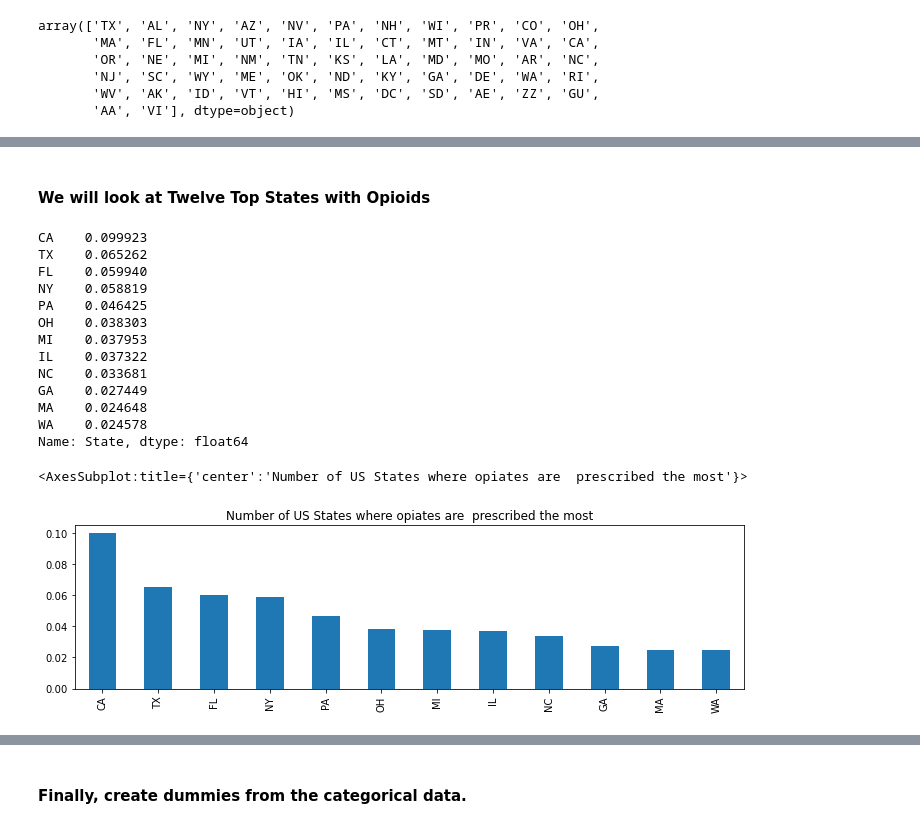
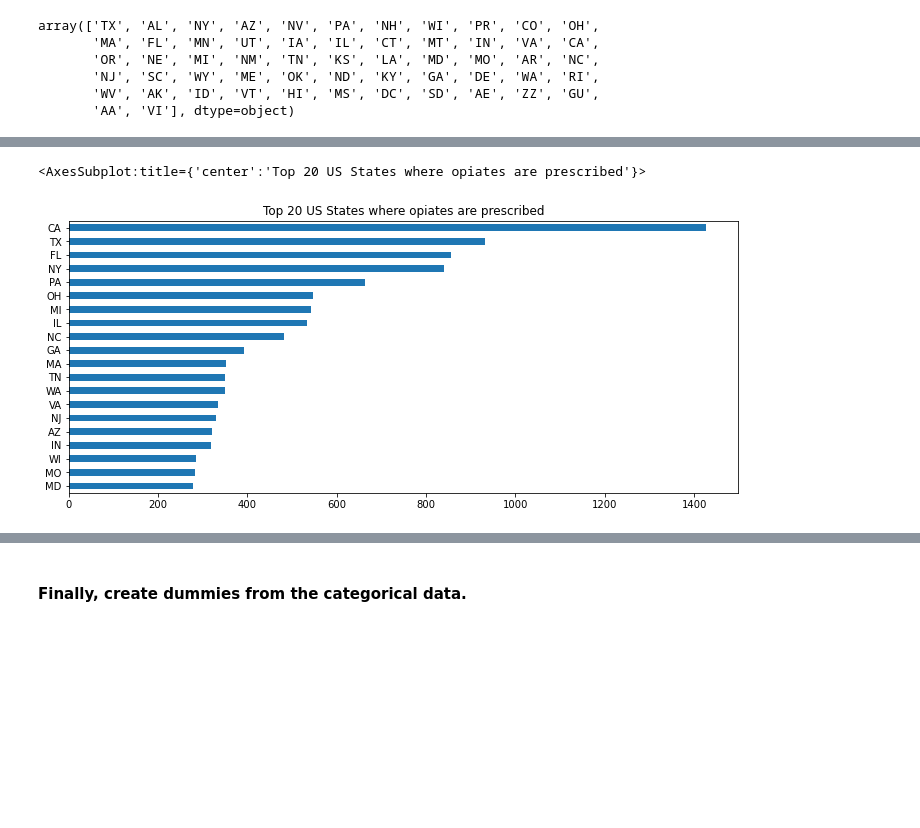
Before and after one commit to yiannimercer/Op, a Jupyter notebook: Final_Project_Prescriber_info_Amal_Almansour.ipynb, the cells around one changed output, grey strips where cells are left out. Drawn from its saved outputs; the diff is of its cells as text; code cells hidden in the pictures; blank space fills up the shorter version.

```diff
--- a/Final_Project_Prescriber_info_Amal_Almansour.ipynb
+++ b/Final_Project_Prescriber_info_Amal_Almansour.ipynb
@@ -33,5 +34,5 @@ pd.set_option('display.max_columns', 100)
 # %%
-Prescriber = pd.read_csv('data/prescriber-info.csv')
+Prescriber = pd.read_csv('prescriber-info.csv')
 Prescriber.head()
 # %% [output]
 |  | NPI | Gender | State | Credentials | Specialty | ABILIFY | ACETAMINOPHEN.CODEINE | ACYCLOVIR | ... |
@@ -160,28 +175,7 @@ Prescriber["State"].value_counts().head(22).plot.bar()
-# %% [markdown]
-#### We will look at Twelve Top States with Opioids
-# %%
-state = Prescriber["State"][Prescriber["Opioid.Prescriber"] == 1].value_counts(normalize=True)[:12]
-state
-# %% [output]
-CA    0.099923
-TX    0.065262
-FL    0.059940
-NY    0.058819
-PA    0.046425
-OH    0.038303
-MI    0.037953
-IL    0.037322
-NC    0.033681
-GA    0.027449
-MA    0.024648
-WA    0.024578
-Name: State, dtype: float64
 # %%
-state = Prescriber["State"][Prescriber["Opioid.Prescriber"] == 1].value_counts(normalize=True)[:12]
-state.sort_values(ascending=False).plot(
-    kind="bar",
-    figsize=(12,3),
-    title="Number of US States where opiates are  prescribed the most")
+state_count = Prescriber["State"][Prescriber["Opioid.Prescriber"] == 1].value_counts().head(20)
+state_count.sort_values(ascending=True).plot(kind="barh",
+    figsize=(12,5), title="Top 20 US States where opiates are prescribed")
 # %% [output]
-<AxesSubplot:title={'center':'Number of US States where opiates are  prescribed the most'}>
+<AxesSubplot:title={'center':'Top 20 US States where opiates are prescribed'}>
-[figure, old version]
+[figure, new version]
```
Also changed, not shown: parts of 32 cells of this notebook.
